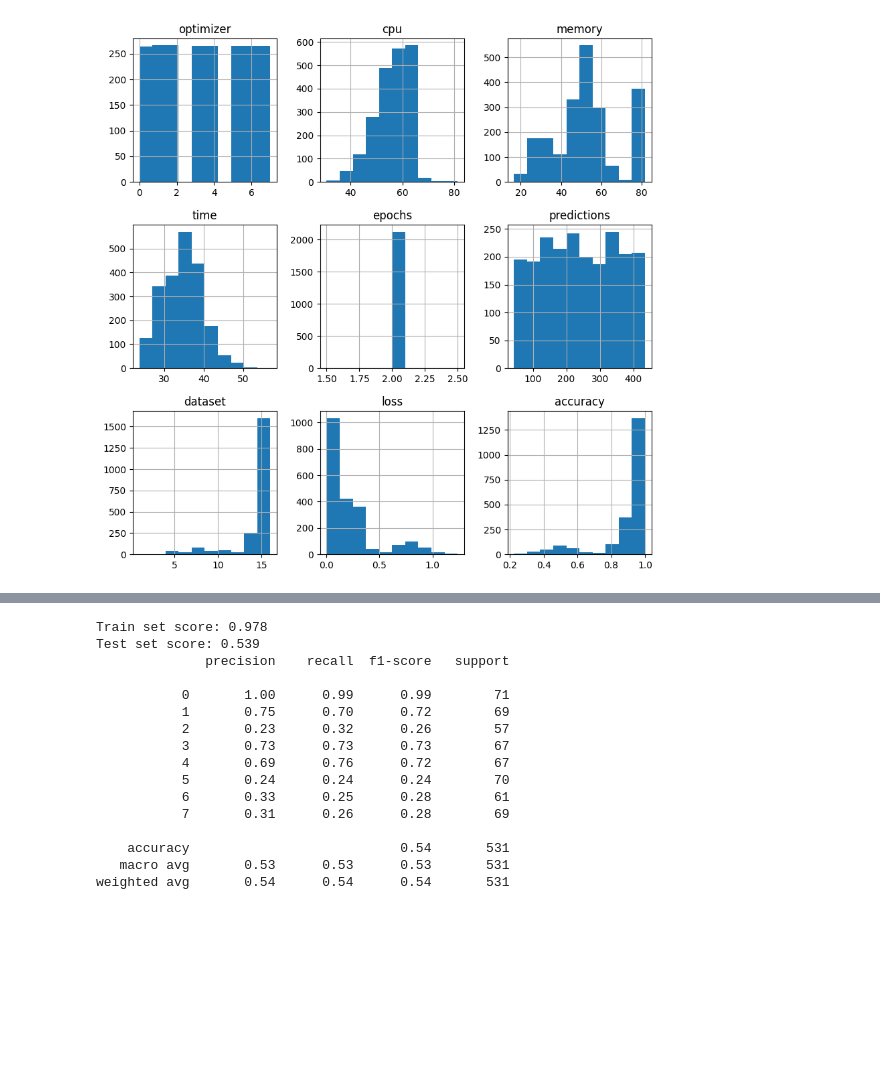
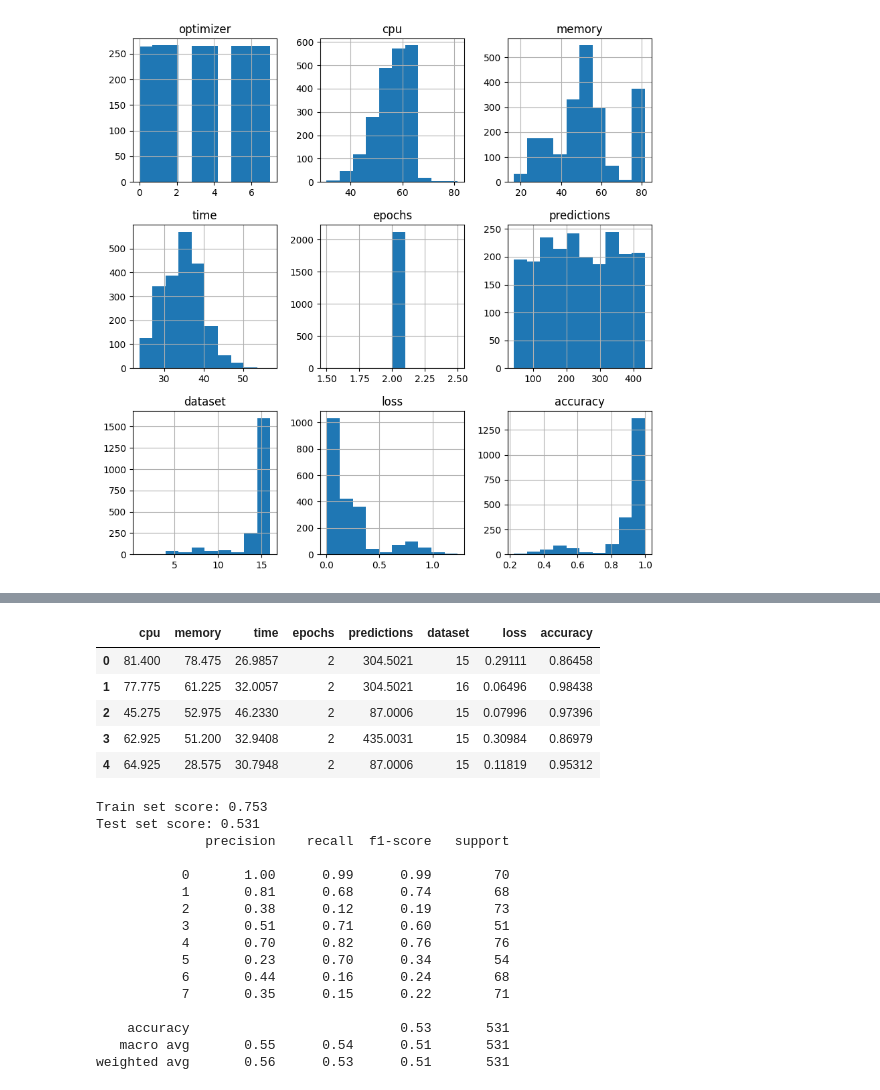
Before and after one commit to it21053528/Fiverr-Freelancing, a Jupyter notebook: Nimendrak/model.ipynb, the cells around one changed output, grey strips where cells are left out. Saved outputs shown, nothing was run; the diff lists cells and outputs as text; code cells hidden in the pictures; blank space fills up the shorter version.

```diff
--- a/Nimendrak/model.ipynb
+++ b/Nimendrak/model.ipynb
@@ -111,6 +114,15 @@ plt.show()
 # %%
 X = df.drop(columns='optimizer')
 y = df['optimizer']
+# %%
+X.head()
+# %% [output]
+|  | cpu | memory | time | epochs | predictions | dataset | loss | accuracy |
+| 0 | 81.400 | 78.475 | 26.9857 | 2 | 304.5021 | 15 | 0.29111 | 0.86458 |
+| 1 | 77.775 | 61.225 | 32.0057 | 2 | 304.5021 | 16 | 0.06496 | 0.98438 |
+| 2 | 45.275 | 52.975 | 46.2330 | 2 | 87.0006 | 15 | 0.07996 | 0.97396 |
+| 3 | 62.925 | 51.200 | 32.9408 | 2 | 435.0031 | 15 | 0.30984 | 0.86979 |
+| 4 | 64.925 | 28.575 | 30.7948 | 2 | 87.0006 | 15 | 0.11819 | 0.95312 |
 # %%
 X_train, X_test, y_train, y_test = train_test_split(X, y)
 # %%
@@ -129,7 +141,7 @@ from sklearn.neighbors import KNeighborsClassifier
 from sklearn.naive_bayes import GaussianNB
 from sklearn.svm import SVC
 # %%
-rf = RandomForestClassifier(max_depth=12)
+rf = RandomForestClassifier(max_depth=8)
 
 rf.fit(X_train, y_train)
 
@@ -137,21 +149,21 @@ print('Train set score: {:.3f}'.format(rf.score(X_train, y_train)))
 print('Test set score: {:.3f}'.format(rf.score(X_test, y_test)))
 
 y_pred = rf.predict(X_test)
-print(classification_report(y_test, y_pred))
+print(classification_report(y_test, y_pred, zero_division=0))
 # %% [output]
-Train set score: 0.978
-Test set score: 0.539
+Train set score: 0.753
+Test set score: 0.531
               precision    recall  f1-score   support
 
-           0       1.00      0.99      0.99        71
-           1       0.75      0.70      0.72        69
-           2       0.23      0.32      0.26        57
-           3       0.73      0.73      0.73        67
-           4       0.69      0.76      0.72        67
-           5       0.24      0.24      0.24        70
-           6       0.33      0.25      0.28        61
-           7       0.31      0.26      0.28        69
+           0       1.00      0.99      0.99        70
+           1       0.81      0.68      0.74        68
+           2       0.38      0.12      0.19        73
+           3       0.51      0.71      0.60        51
+           4       0.70      0.82      0.76        76
+           5       0.23      0.70      0.34        54
+           6       0.44      0.16      0.24        68
+           7       0.35      0.15      0.22        71
 
-    accuracy                           0.54       531
-   macro avg       0.53      0.53      0.53       531
-weighted avg       0.54      0.54      0.54       531
+    accuracy                           0.53       531
+   macro avg       0.55      0.54      0.51       531
+weighted avg       0.56      0.53      0.51       531
```
Also changed, not shown: parts of 9 cells of this notebook, 1 other file.
